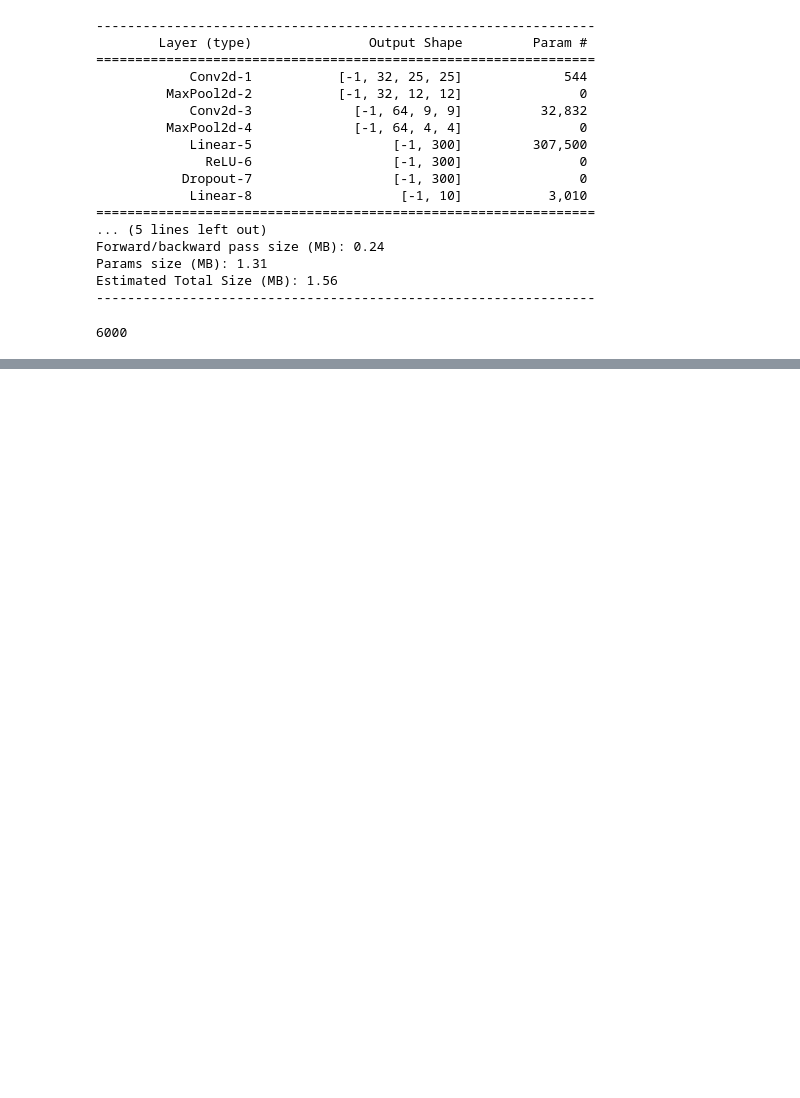
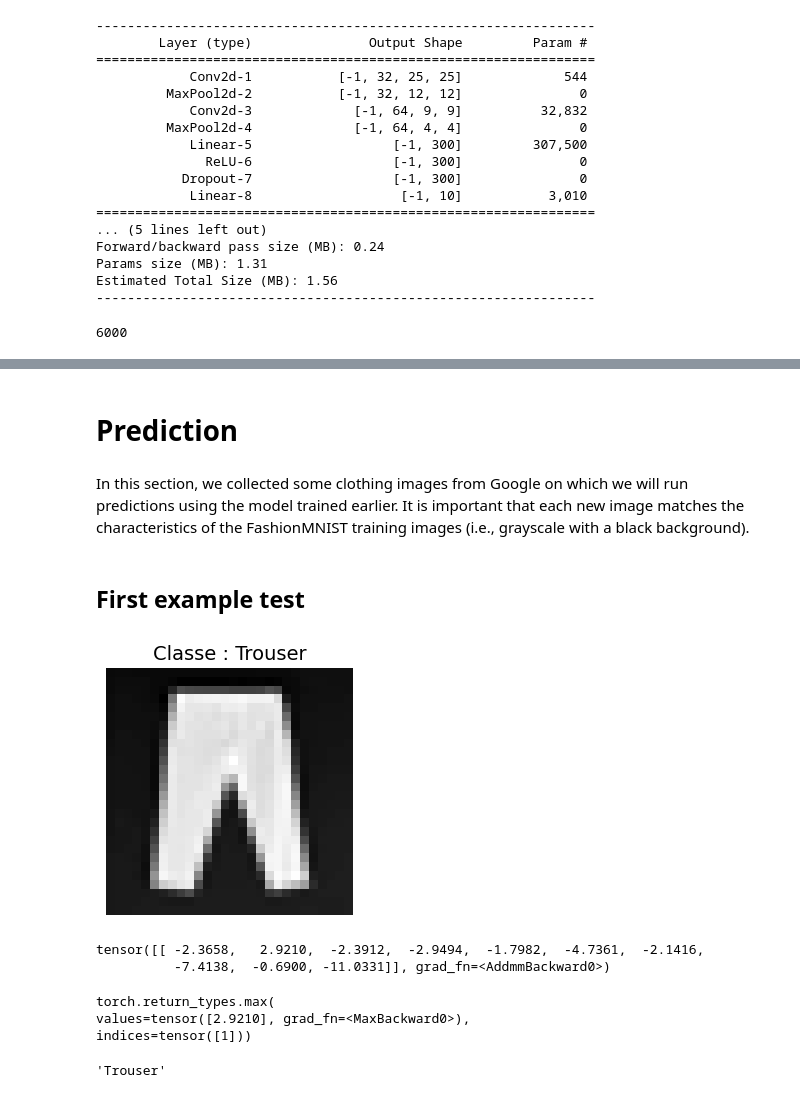
Before and after one commit to mohamedcoder07/PyTorch-CNN-FashionMNIST, a Jupyter notebook: computer-vision/cnn_torch/cnn.ipynb, the cells around one changed output, grey strips where cells are left out. Drawn from its saved outputs; the diff is of its cells as text; code cells hidden in the pictures; blank space fills up the shorter version.

```diff
--- a/computer-vision/cnn_torch/cnn.ipynb
+++ b/computer-vision/cnn_torch/cnn.ipynb
@@ -303,0 +304,19 @@ plt.show()
+# %% [markdown]
+# Prediction
+# %% [markdown]
+In this section, we collected some clothing images from Google on which we will run predictions using the model trained earlier. It is important that each new image matches the characteristics of the FashionMNIST training images (i.e., grayscale with a black background).
+# %% [markdown]
+## First example test
+# %%
+trouser_test = Image.open("trouser.jpg").convert("L").resize((28, 28))
+trouser_test = ImageOps.invert(trouser_test)
+class_name ="Trouser"
+
+plt.figure(figsize=(3,3))
+plt.imshow(trouser_test, cmap="gray")
+plt.title(f"Classe : {class_name}", fontsize=14)
+plt.axis('off')
+plt.tight_layout()
+plt.show()
+# %% [output]
+[figure, added]
@@ -303,0 +328,17 @@ plt.show()
+# %%
+scores_img = model(trouser_tensor.unsqueeze(0)) # Each tensor has shape (1, 28, 28), but the model expects a batch dimension. Using unsqueeze adds this extra dimension, giving a final shape of (1, 1, 28, 28).
+scores_img
+# %% [output]
+tensor([[ -2.3658,   2.9210,  -2.3912,  -2.9494,  -1.7982,  -4.7361,  -2.1416,
+          -7.4138,  -0.6900, -11.0331]], grad_fn=<AddmmBackward0>)
+# %%
+pred_img = torch.max(scores_img, 1)
+print(pred_img)
+# %% [output]
+torch.return_types.max(
+values=tensor([2.9210], grad_fn=<MaxBackward0>),
+indices=tensor([1]))
+# %%
+class_names[pred_img.indices]
+# %% [output]
+'Trouser'
```
Also changed, not shown: parts of 10 cells of this notebook, 3 other files.
